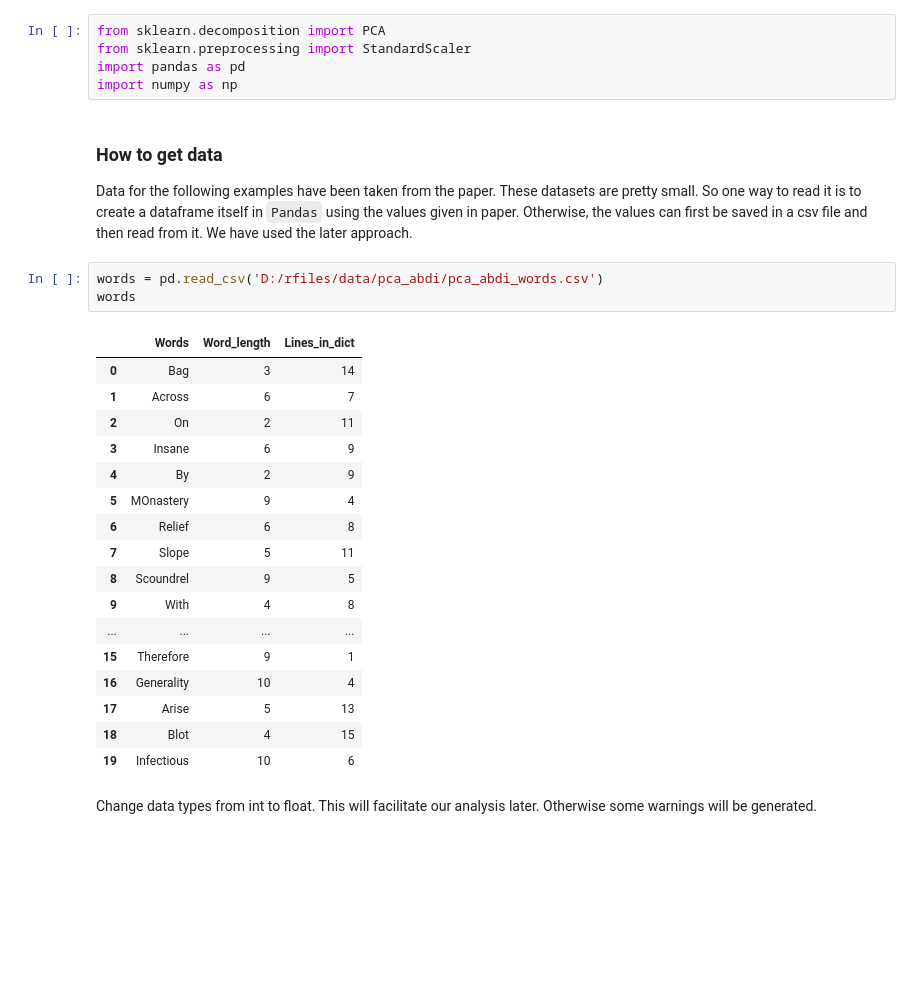
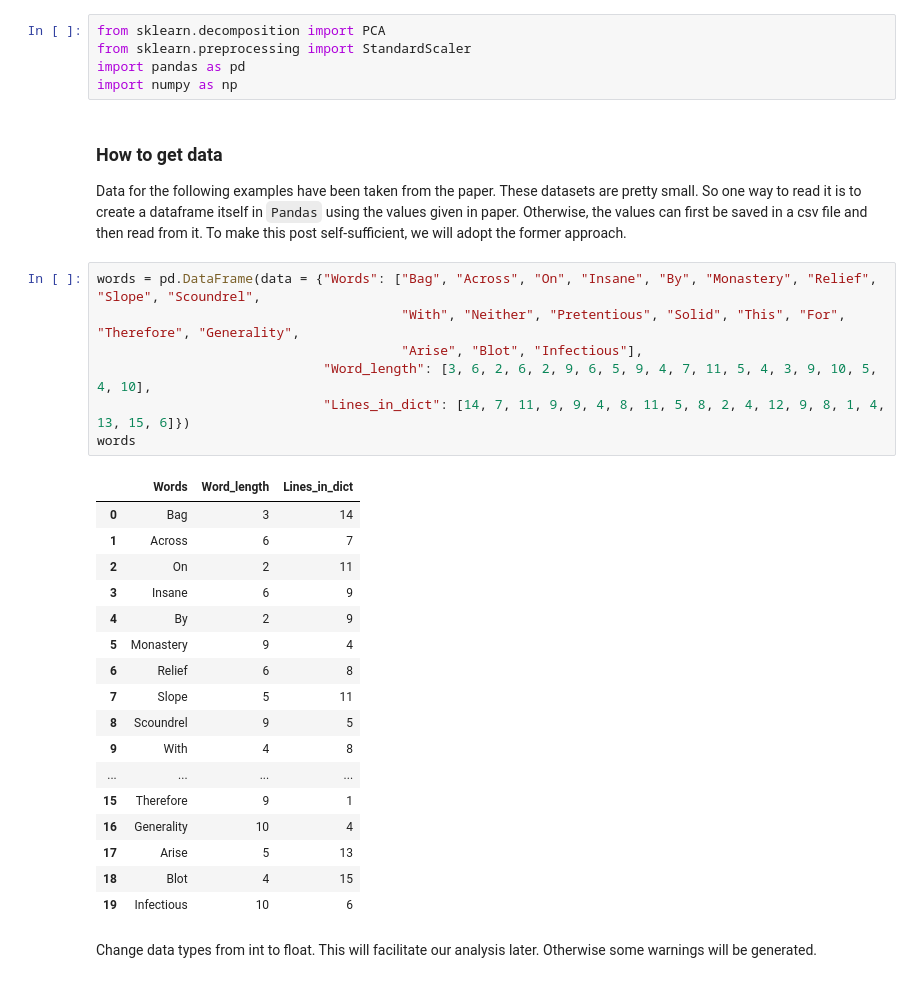
Before and after one commit to biswajitsahoo1111/cbm_codes_open, a Jupyter notebook: notebooks/PCA_Abdi_in_python.ipynb, the cells around one changed output. Saved outputs shown, nothing was run; the diff lists cells and outputs as text; blank space fills up the shorter version.

```diff
--- a/notebooks/PCA_Abdi_in_python.ipynb
+++ b/notebooks/PCA_Abdi_in_python.ipynb
@@ -9,28 +9,32 @@ import pandas as pd
 import numpy as np
 # %% [markdown]
 ### How to get data
-Data for the following examples have been taken from the paper. These datasets are pretty small. So one way to read it is to create a dataframe itself in `Pandas` using the values given in paper. Otherwise, the values can first be saved in a csv file and then read from it. We have used the later approach.
+Data for the following examples have been taken from the paper. These datasets are pretty small. So one way to read it is to create a dataframe itself in `Pandas` using the values given in paper. Otherwise, the values can first be saved in a csv file and then read from it. To make this post self-sufficient, we will adopt the former approach.
-# %%
-words = pd.read_csv('D:/rfiles/data/pca_abdi/pca_abdi_words.csv')
-words
-# %% [output]
-|  | Words | Word_length | Lines_in_dict |
-| 0 | Bag | 3 | 14 |
-| 1 | Across | 6 | 7 |
-| 2 | On | 2 | 11 |
-| 3 | Insane | 6 | 9 |
-| 4 | By | 2 | 9 |
-| 5 | MOnastery | 9 | 4 |
-| 6 | Relief | 6 | 8 |
-| 7 | Slope | 5 | 11 |
-| 8 | Scoundrel | 9 | 5 |
-| 9 | With | 4 | 8 |
-| ... | ... | ... | ... |
-| 15 | Therefore | 9 | 1 |
-| 16 | Generality | 10 | 4 |
-| 17 | Arise | 5 | 13 |
-| 18 | Blot | 4 | 15 |
-| 19 | Infectious | 10 | 6 |
+# %%
+words = pd.DataFrame(data = {"Words": ["Bag", "Across", "On", "Insane", "By", "Monastery", "Relief", "Slope", "Scoundrel",
+                                       "With", "Neither", "Pretentious", "Solid", "This", "For", "Therefore", "Generality",
+                                       "Arise", "Blot", "Infectious"],
+                             "Word_length": [3, 6, 2, 6, 2, 9, 6, 5, 9, 4, 7, 11, 5, 4, 3, 9, 10, 5, 4, 10],
+                             "Lines_in_dict": [14, 7, 11, 9, 9, 4, 8, 11, 5, 8, 2, 4, 12, 9, 8, 1, 4, 13, 15, 6]})
+words
+# %% [output]
+|  | Words | Word_length | Lines_in_dict |
+| 0 | Bag | 3 | 14 |
+| 1 | Across | 6 | 7 |
+| 2 | On | 2 | 11 |
+| 3 | Insane | 6 | 9 |
+| 4 | By | 2 | 9 |
+| 5 | Monastery | 9 | 4 |
+| 6 | Relief | 6 | 8 |
+| 7 | Slope | 5 | 11 |
+| 8 | Scoundrel | 9 | 5 |
+| 9 | With | 4 | 8 |
+| ... | ... | ... | ... |
+| 15 | Therefore | 9 | 1 |
+| 16 | Generality | 10 | 4 |
+| 17 | Arise | 5 | 13 |
+| 18 | Blot | 4 | 15 |
+| 19 | Infectious | 10 | 6 |
 # %% [markdown]
 Change data types from int to float. This will facilitate our analysis later. Otherwise some warnings will be generated.
 # %%
```
Also changed, not shown: parts of 7 cells of this notebook.
